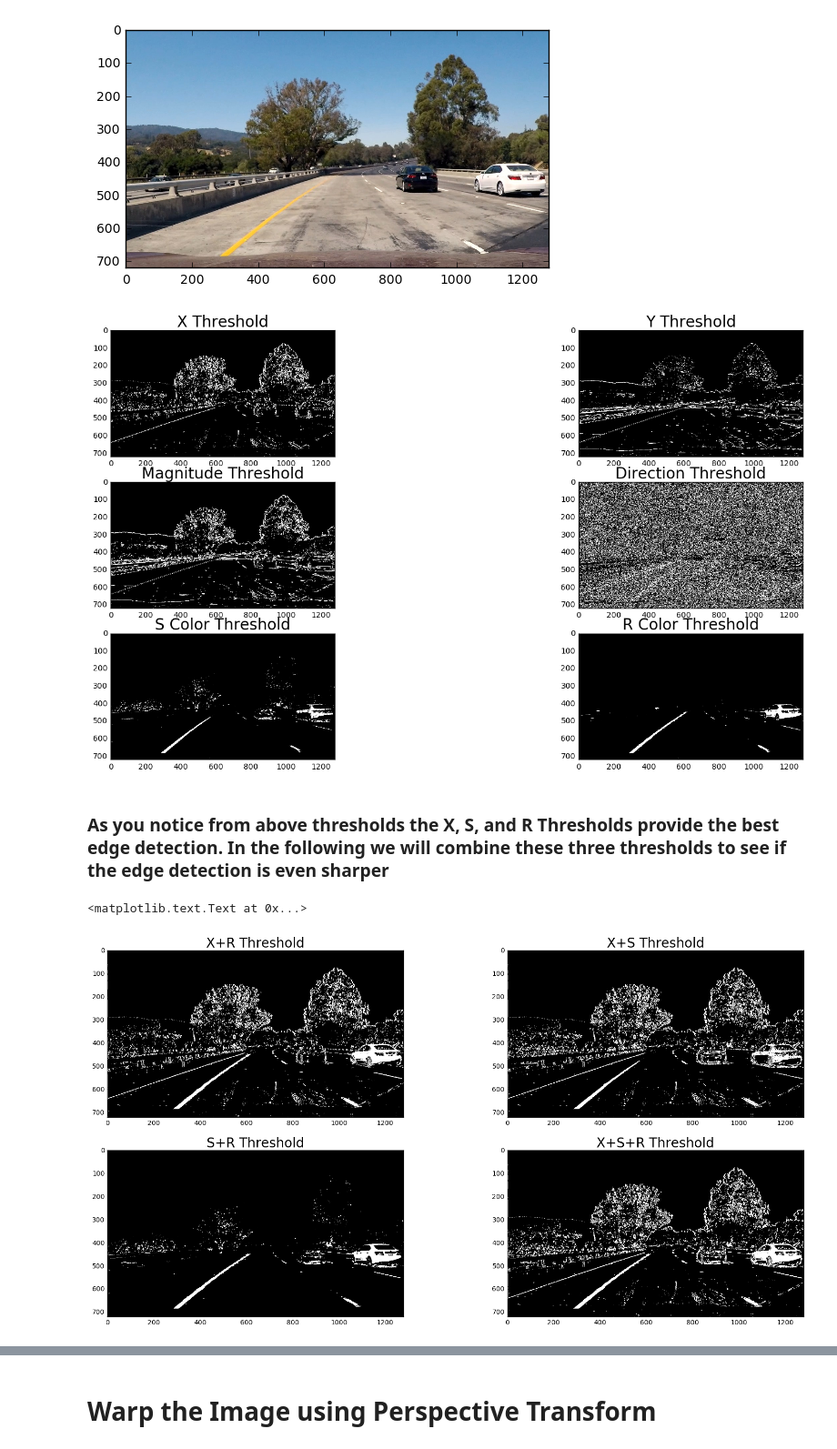
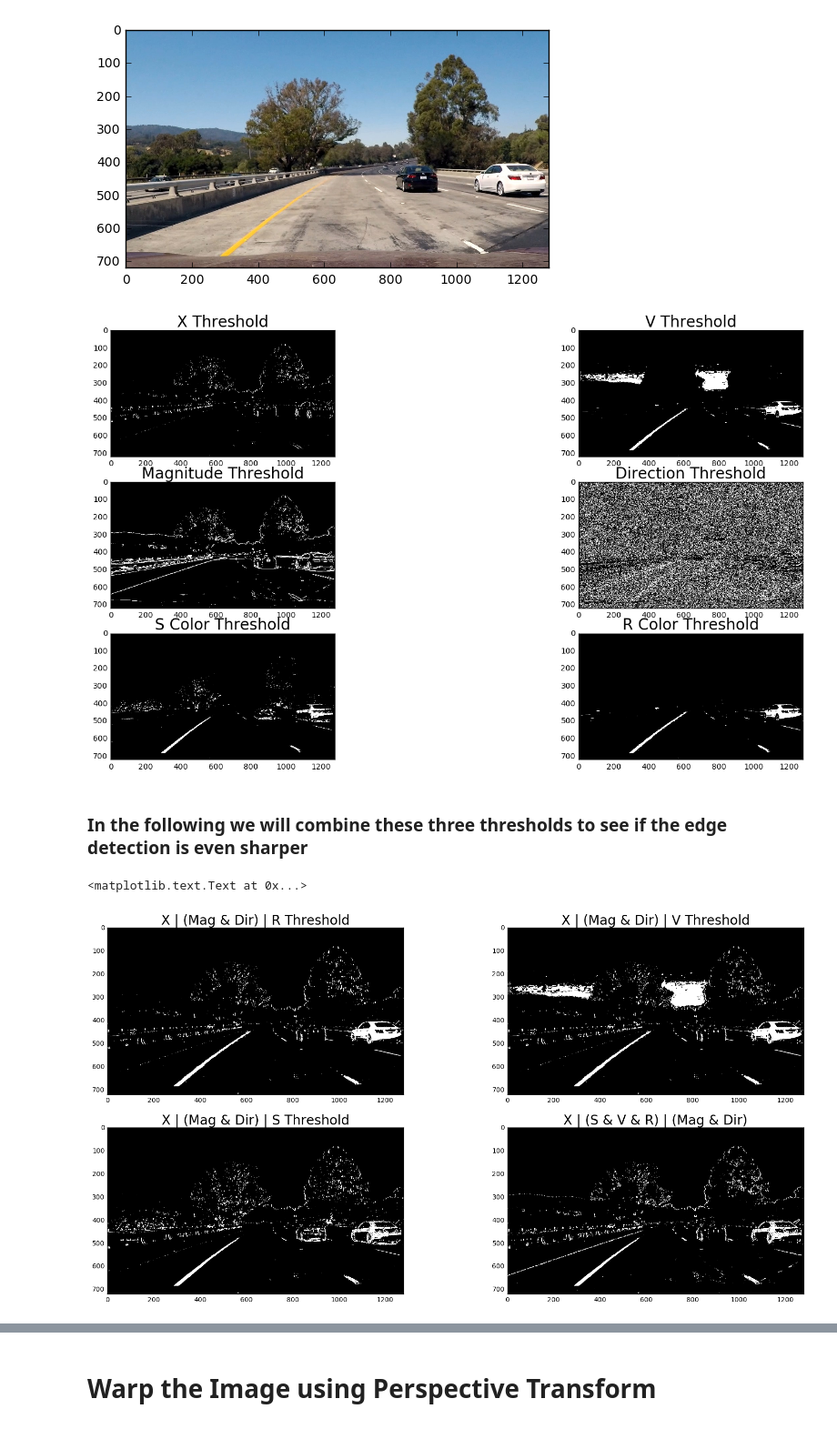
Before and after one commit to kharikri/Self-Driving-Car-Advanced-Lane-Finding, a Jupyter notebook: P4-AdvancedLaneFinding.ipynb, the cells around one changed output, grey strips where cells are left out. Shown at 91% size. Saved outputs shown, nothing was run; the diff lists cells and outputs as text; code cells hidden in the pictures.

```diff
--- a/P4-AdvancedLaneFinding.ipynb
+++ b/P4-AdvancedLaneFinding.ipynb
@@ -194,18 +214,19 @@ plt.imshow(image)
 # Choose a Sobel kernel size
 ksize = 5
 
-sxbinary = abs_sobel_thresh(image, orient='x', sobel_kernel=ksize, thresh=(20, 100))
+sxbinary = abs_sobel_thresh(image, orient='x', sobel_kernel=ksize, thresh=(50, 255))
 sybinary = abs_sobel_thresh(image, orient='y', sobel_kernel=ksize, thresh=(30, 90))
-mag_binary = mag_thresh(image, sobel_kernel=ksize, thresh=(30, 90))
+mag_binary = mag_thresh(image, sobel_kernel=ksize, thresh=(50, 255))
 dir_binary = dir_threshold(image, sobel_kernel=ksize, thresh=(0.7, 1.3))
 s_binary = hls_color_thresh(image, color_channel='s', thresh=(170, 255))
 r_binary = rgb_color_thresh(image, color_channel='r', thresh=(220, 255))
+v_binary = hsv_color_thresh(image, color_channel='v', thresh=(220, 255))
 
 f, (axes) = plt.subplots(3, 2, figsize=(20,10))
 axes[0,0].imshow(sxbinary, cmap='gray')
 axes[0,0].set_title('X Threshold', fontsize=20)
-axes[0,1].imshow(sybinary, cmap='gray')
-axes[0,1].set_title('Y Threshold', fontsize=20)
+axes[0,1].imshow(v_binary, cmap='gray')
+axes[0,1].set_title('V Threshold', fontsize=20)
 axes[1,0].imshow(mag_binary, cmap='gray')
 axes[1,0].set_title('Magnitude Threshold', fontsize=20)
 axes[1,1].imshow(dir_binary, cmap='gray')
@@ -216,33 +237,32 @@ axes[2,1].imshow(r_binary, cmap='gray')
 axes[2,1].set_title('R Color Threshold', fontsize=20)
 f.savefig('output_images/six_thresholds.jpg')
 # %% [output]
-[figure, old version]
+[figure, new version]
 # %% [markdown]
-### As you notice from above thresholds the X, S, and R Thresholds provide the best edge detection. In the following we will combine these three thresholds to see if the edge detection is even sharper
+### In the following we will combine these three thresholds to see if the edge detection is even sharper
 # %%
 # Combine the binary thresholds to see output
 f, (axes) = plt.subplots(2, 2, figsize=(20,10))
 combined_binary = np.zeros_like(sxbinary)
-combined_binary[(sxbinary == 1) | (r_binary == 1)] = 1
+combined_binary[(sxbinary == 1 |((mag_binary == 1) & (dir_binary == 1)))| r_binary == 1] = 1
 axes[0,0].imshow(combined_binary, cmap='gray')
-axes[0,0].set_title('X+R Threshold', fontsize=20)
+axes[0,0].set_title('X | (Mag & Dir) | R Threshold', fontsize=20)
 
 combined_binary = np.zeros_like(sxbinary)
-combined_binary[(sxbinary == 1) | (s_binary == 1)] = 1
+combined_binary[(sxbinary == 1 |((mag_binary == 1) & (dir_binary == 1)))| v_binary == 1] = 1
 axes[0,1].imshow(combined_binary, cmap='gray')
-axes[0,1].set_title('X+S Threshold', fontsize=20)
+axes[0,1].set_title('X | (Mag & Dir) | V Threshold', fontsize=20)
 
 combined_binary = np.zeros_like(s_binary)
-combined_binary[(s_binary == 1) | (r_binary == 1)] = 1
+combined_binary[(sxbinary == 1 |((mag_binary == 1) & (dir_binary == 1)))| s_binary == 1] = 1
 axes[1,0].imshow(combined_binary, cmap='gray')
-axes[1,0].set_title('S+R Threshold', fontsize=20)
-
+axes[1,0].set_title('X | (Mag & Dir) | S Threshold', fontsize=20)
 
 combined_binary = np.zeros_like(sxbinary)
-combined_binary[(sxbinary == 1) | (s_binary == 1) | (r_binary == 1)] = 1
+combined_binary[(sxbinary == 1) | ((s_binary == 1) & (r_binary == 1) & (v_binary == 1)) | ((mag_binary == 1) & (dir_binary == 1))] = 1
 axes[1,1].imshow(combined_binary, cmap='gray')
-axes[1,1].set_title('X+S+R Threshold', fontsize=20)
+axes[1,1].set_title('X | (S & V & R) | (Mag & Dir)', fontsize=20)
 # %% [output]
 <matplotlib.text.Text at 0x...>
-[figure, old version]
+[figure, new version]
 # %% [markdown]
```
Also changed, not shown: parts of 10 cells of this notebook.
